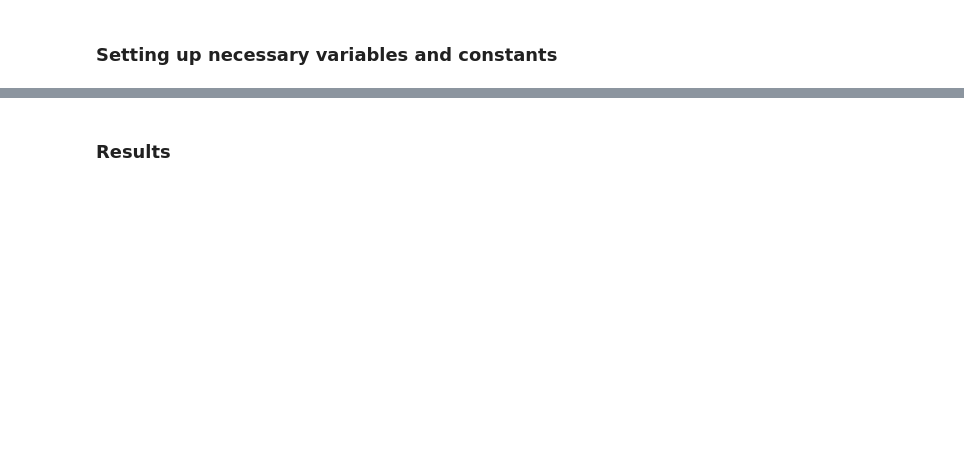
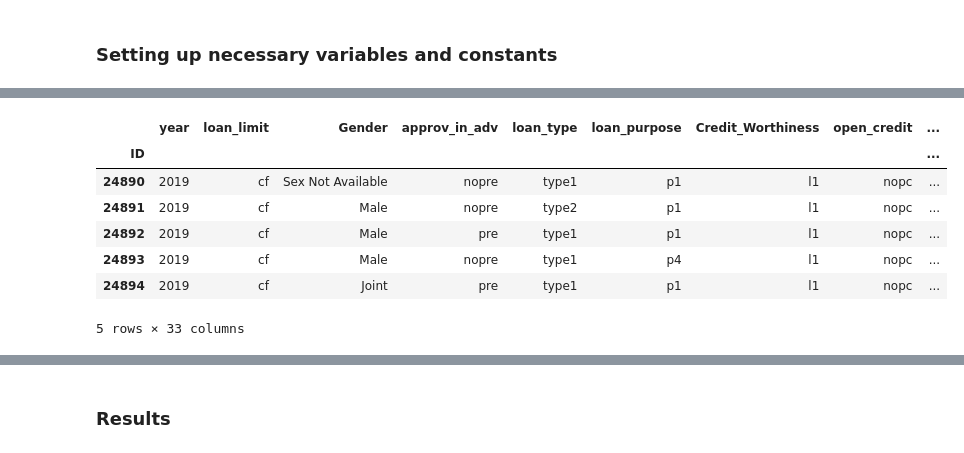
Before and after one commit to griddynamics/gd-ml-observability, a Jupyter notebook: notebooks/model_bias_monitor.ipynb, the cells around one changed output, grey strips where cells are left out. Saved outputs shown, nothing was run; the diff lists cells and outputs as text; code cells hidden in the pictures; blank space fills up the shorter version.

```diff
--- a/notebooks/model_bias_monitor.ipynb
+++ b/notebooks/model_bias_monitor.ipynb
@@ -70,0 +131,12 @@ NOW = datetime.now()
+# %%
+# Few instances of dataset
+dataset.head()
+# %% [output]
+|  | year | loan_limit | Gender | approv_in_adv | loan_type | loan_purpose | Credit_Worthiness | open_credit | ... |
+| ID |  |  |  |  |  |  |  |  | ... |
+| 24890 | 2019 | cf | Sex Not Available | nopre | type1 | p1 | l1 | nopc | ... |
+| 24891 | 2019 | cf | Male | nopre | type2 | p1 | l1 | nopc | ... |
+| 24892 | 2019 | cf | Male | pre | type1 | p1 | l1 | nopc | ... |
+| 24893 | 2019 | cf | Male | nopre | type1 | p4 | l1 | nopc | ... |
+| 24894 | 2019 | cf | Joint | pre | type1 | p1 | l1 | nopc | ... |
+5 rows × 33 columns
```
Also changed, not shown: parts of 62 cells of this notebook.
